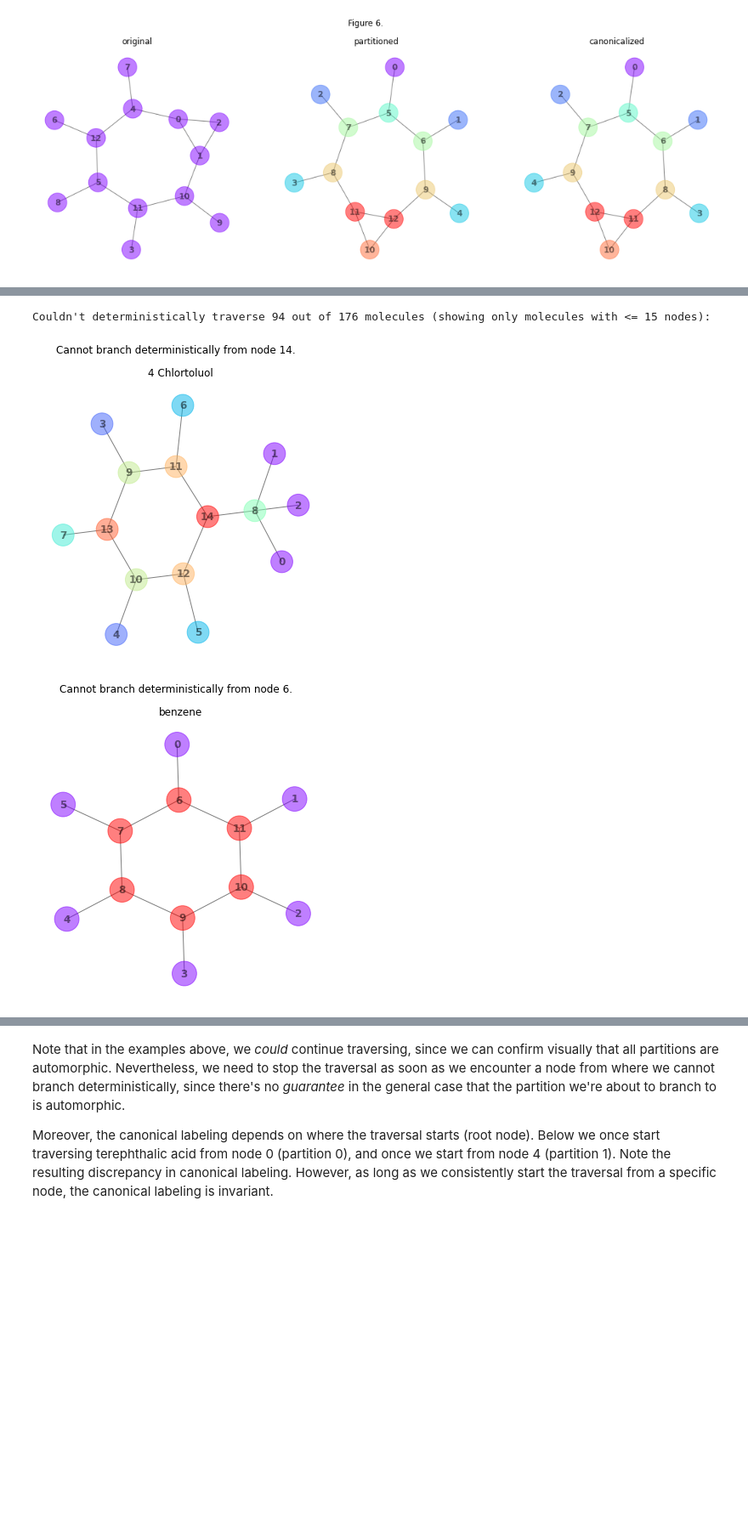
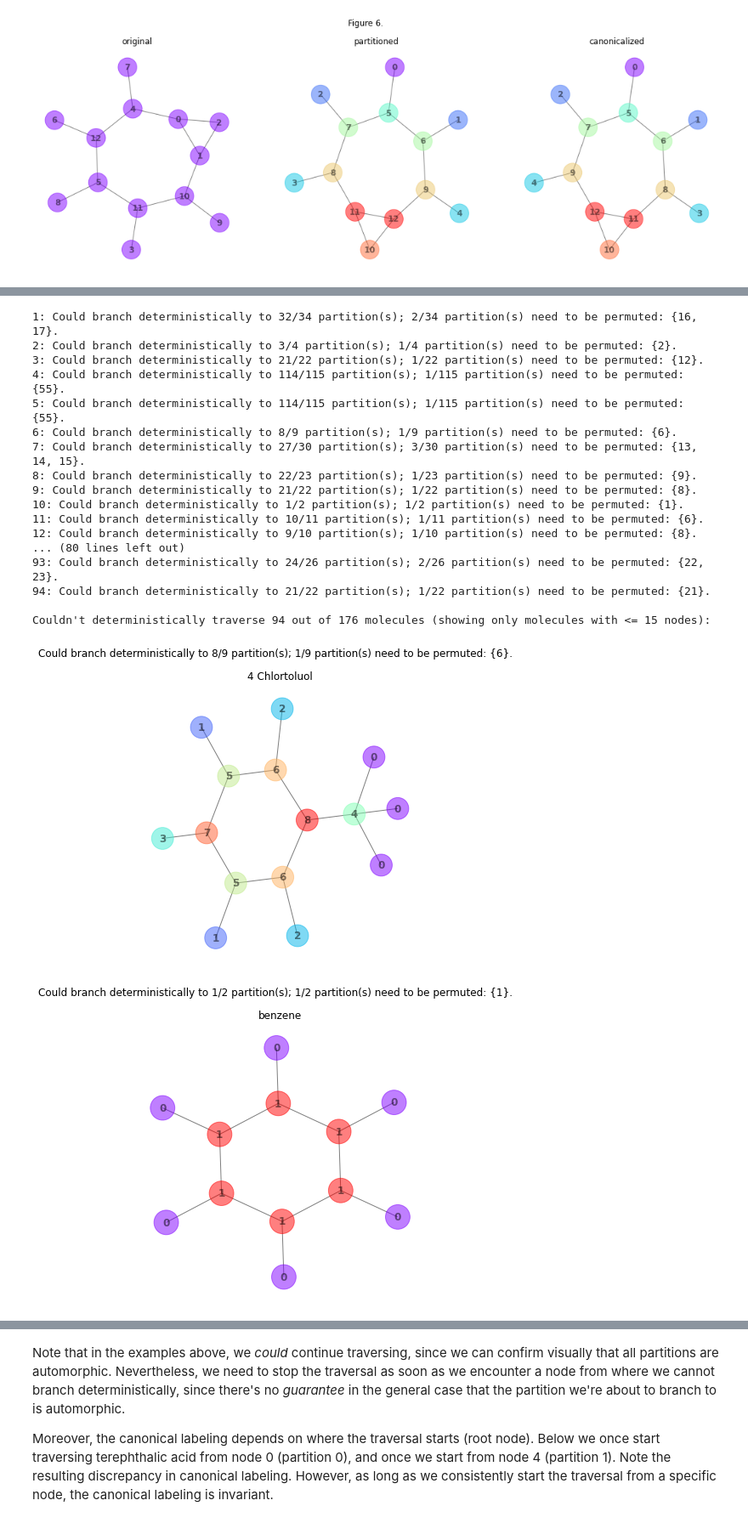
Before and after one commit to TUCAN-nest/TUCAN, a Jupyter notebook: demo_canonicalization.ipynb, the cells around one changed output, grey strips where cells are left out. Shown at 85% size. Cells and saved outputs as stored; diff of their text form; code cells hidden in the pictures; blank space fills up the shorter version.

Commit message:
Continued description of molecule traversal.

```diff
--- a/demo_canonicalization.ipynb
+++ b/demo_canonicalization.ipynb
@@ -260,20 +268,39 @@ The remaining half could be canonicalized during deterministic traversal, since
 # %%
 testfiles = list(Path("tests/molfiles").glob("*/*.mol"))
 n_permutation_necessary = 0
 for f in testfiles:
     m = graph_from_file(f)
     m_partitioned = partition_molecule_by_attribute(m, "invariant_code", include_neighbors=True)
     m_refined = list(refine_partitions(m_partitioned))
     m_partitioned = m_refined[-1] if m_refined else m_partitioned
     try:
         canonical_idcs = assign_canonical_labels(m_partitioned, 0, enforce_deterministic_branching=True)
     except AssertionError as e:
         n_permutation_necessary += 1
+        print(f"{n_permutation_necessary}: {e}")
         if m_partitioned.number_of_nodes() <= 15:
-            draw_molecules([m_partitioned], [f.stem], highlight="partition", title=e)
+            draw_molecules([m_partitioned], [f.stem],
+                           labels=dict(m_partitioned.nodes.data("partition")),
+                           highlight="partition", title=e)
 
-print(f"Couldn't deterministically traverse {n_permutation_necessary} out of {len(testfiles)} molecules (showing only molecules with <= 15 nodes):")
+print(f"\nCouldn't deterministically traverse {n_permutation_necessary} out of {len(testfiles)} molecules (showing only molecules with <= 15 nodes):")
 # %% [output]
+1: Could branch deterministically to 32/34 partition(s); 2/34 partition(s) need to be permuted: {16, 17}.
+2: Could branch deterministically to 3/4 partition(s); 1/4 partition(s) need to be permuted: {2}.
+3: Could branch deterministically to 21/22 partition(s); 1/22 partition(s) need to be permuted: {12}.
+4: Could branch deterministically to 114/115 partition(s); 1/115 partition(s) need to be permuted: {55}.
+5: Could branch deterministically to 114/115 partition(s); 1/115 partition(s) need to be permuted: {55}.
+6: Could branch deterministically to 8/9 partition(s); 1/9 partition(s) need to be permuted: {6}.
+7: Could branch deterministically to 27/30 partition(s); 3/30 partition(s) need to be permuted: {13, 14, 15}.
+8: Could branch deterministically to 22/23 partition(s); 1/23 partition(s) need to be permuted: {9}.
+9: Could branch deterministically to 21/22 partition(s); 1/22 partition(s) need to be permuted: {8}.
+10: Could branch deterministically to 1/2 partition(s); 1/2 partition(s) need to be permuted: {1}.
+11: Could branch deterministically to 10/11 partition(s); 1/11 partition(s) need to be permuted: {6}.
+12: Could branch deterministically to 9/10 partition(s); 1/10 partition(s) need to be permuted: {8}.
+... (80 lines left out)
+93: Could branch deterministically to 24/26 partition(s); 2/26 partition(s) need to be permuted: {22, 23}.
+94: Could branch deterministically to 21/22 partition(s); 1/22 partition(s) need to be permuted: {21}.
+
 Couldn't deterministically traverse 94 out of 176 molecules (showing only molecules with <= 15 nodes):
-[figure, old version]
+[figure, new version]
-[figure, old version]
+[figure, new version]
```
Also changed, not shown: parts of 6 cells of this notebook, 1 other file.
